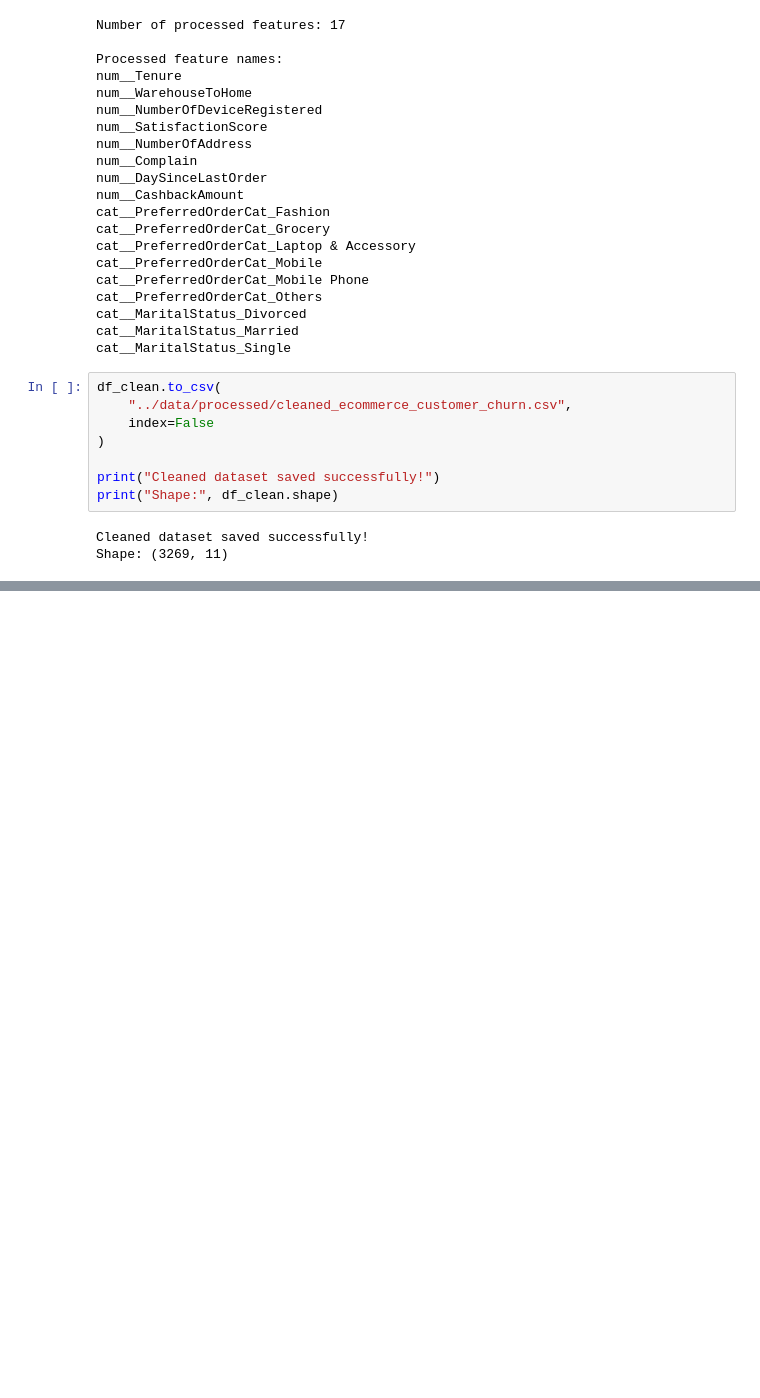
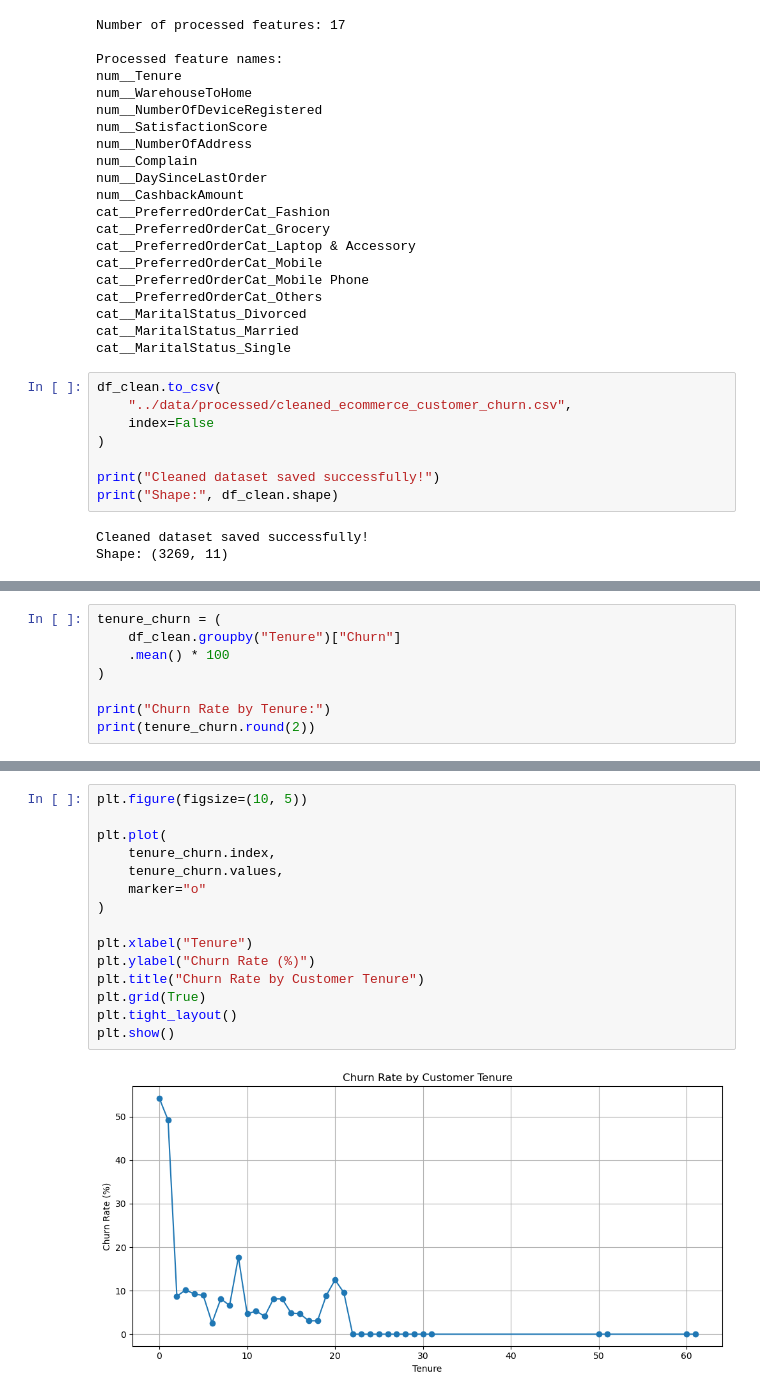
Before and after one commit to Deepak-25054/ecommerce-customer-churn, a Jupyter notebook: notebooks/Deepak_Ecommerce_Customer_Churn.ipynb, the cells around one changed output, grey strips where cells are left out. Saved outputs shown, nothing was run; the diff lists cells and outputs as text; blank space fills up the shorter version.

```diff
--- a/notebooks/Deepak_Ecommerce_Customer_Churn.ipynb
+++ b/notebooks/Deepak_Ecommerce_Customer_Churn.ipynb
@@ -1236,0 +1349,8 @@ Shape: (3269, 11)
+# %%
+tenure_churn = (
+    df_clean.groupby("Tenure")["Churn"]
+    .mean() * 100
+)
+
+print("Churn Rate by Tenure:")
+print(tenure_churn.round(2))
@@ -1236,0 +1375,17 @@ Shape: (3269, 11)
+# %%
+plt.figure(figsize=(10, 5))
+
+plt.plot(
+    tenure_churn.index,
+    tenure_churn.values,
+    marker="o"
+)
+
+plt.xlabel("Tenure")
+plt.ylabel("Churn Rate (%)")
+plt.title("Churn Rate by Customer Tenure")
+plt.grid(True)
+plt.tight_layout()
+plt.show()
+# %% [output]
+[figure, added]
```
Also changed, not shown: parts of 25 cells of this notebook, 9 other files.
